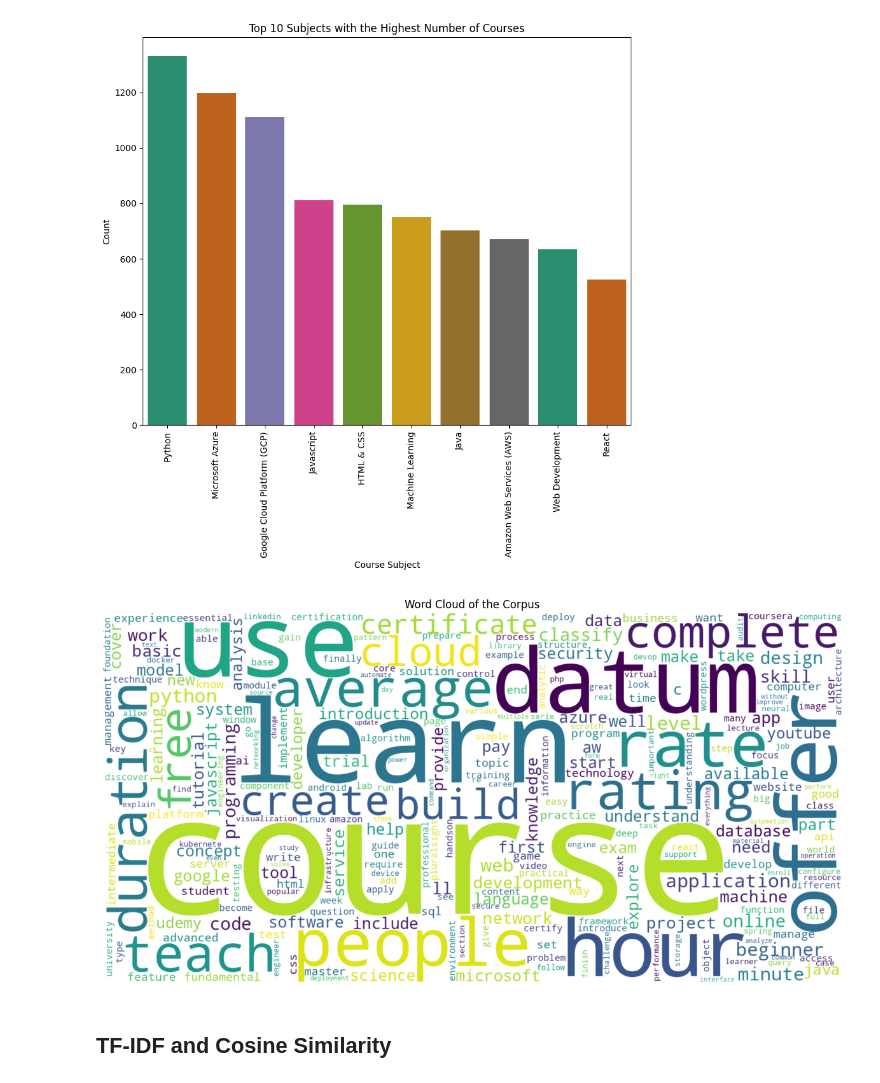
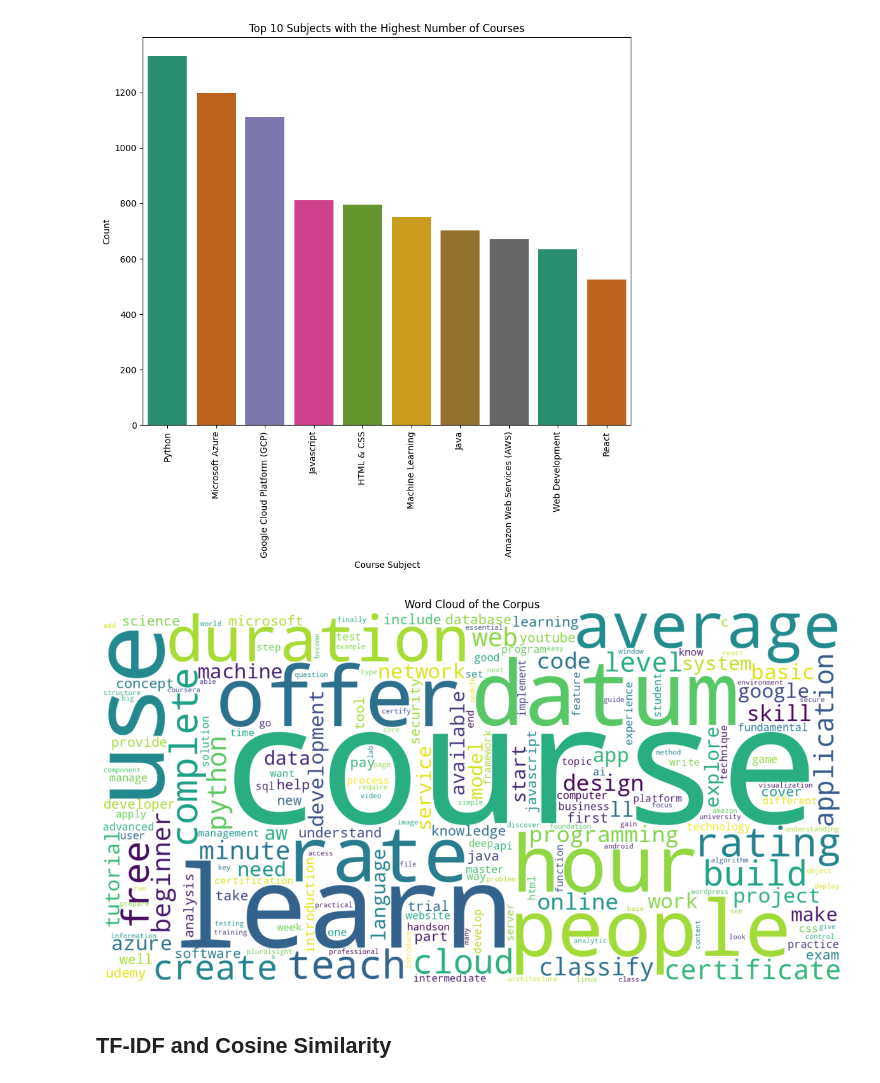
Before and after one commit to chidinma-godwin/course-recommendation-nlp, a Jupyter notebook: course_recommendation.ipynb, the cells around one changed output. Cells and saved outputs as stored; diff of their text form; code cells hidden in the pictures.

```diff
--- a/course_recommendation.ipynb
+++ b/course_recommendation.ipynb
@@ -231,7 +230,7 @@ def preprocess_texts(texts):
 
     lemmatized_texts = []
 
-    for doc in nlp.pipe(preprocessed_texts, n_process=4, disable=["parser", "ner", "textcat"]):
+    for doc in nlp.pipe(preprocessed_texts, disable=["parser", "ner", "textcat"]):
         words = [token.lemma_ for token in doc if token.text not in stop_words]
         lemmatized_texts.append(' '.join(words))
 
@@ -296,14 +295,14 @@ plt.show()
 [figure]
 # %%
 wordcloud = WordCloud(width=1600, height=800, background_color='white', min_font_size=14,
-                      collocations=False, max_words=500).generate(' '.join(df['preprocessed_details']))
+                      collocations=False, max_words=200).generate(' '.join(df['preprocessed_details']))
 plt.figure(figsize=(15, 10))
 plt.imshow(wordcloud, interpolation='bilinear')
 plt.axis('off')
 plt.title('Word Cloud of the Corpus')
 plt.show()
 # %% [output]
-[figure, old version]
+[figure, new version]
 # %% [markdown]
 ## TF-IDF and Cosine Similarity
 # %%
```
Also changed, not shown: parts of 19 cells of this notebook.
